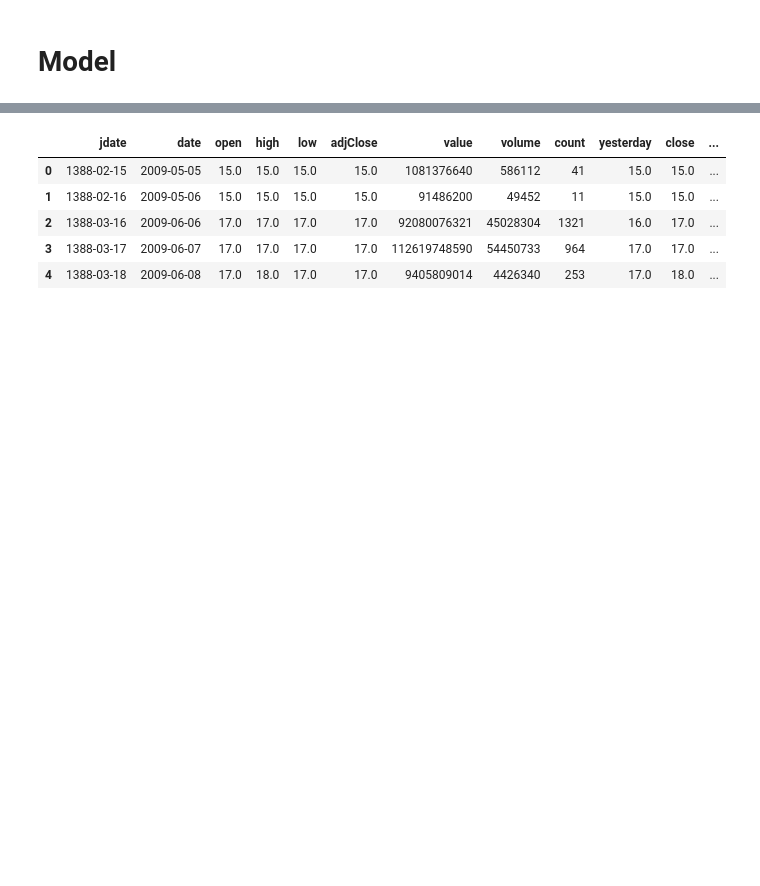
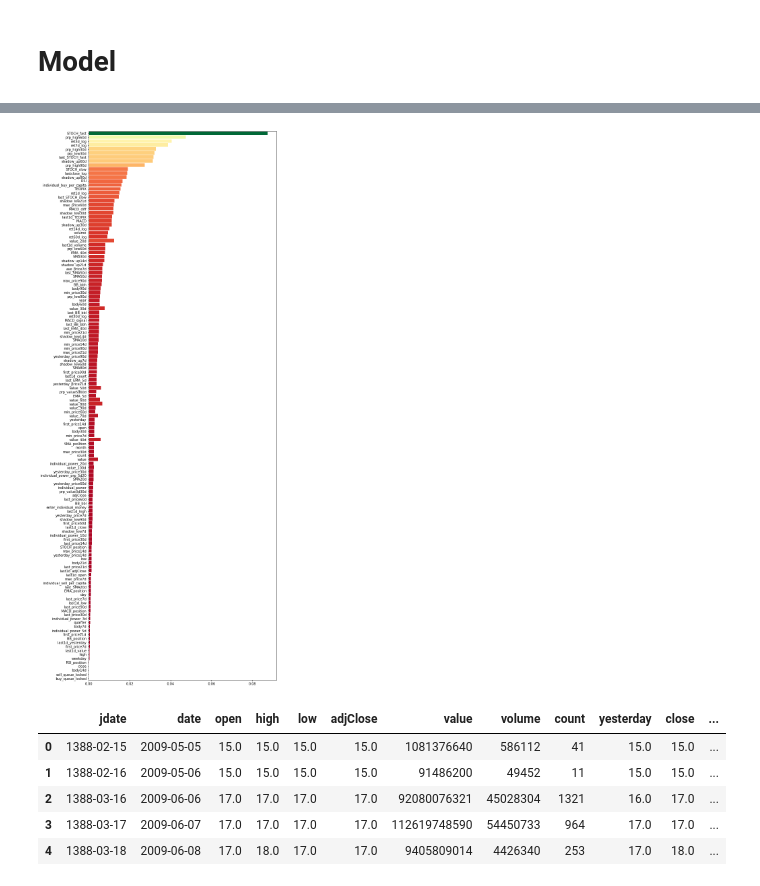
Before and after one commit to Hamtech-ai/InsightiFi, a Jupyter notebook: concat_features.ipynb, the cells around one changed output, grey strips where cells are left out. Saved outputs shown, nothing was run; the diff lists cells and outputs as text; code cells hidden in the pictures; blank space fills up the shorter version.

Commit message:
feature importance added

```diff
--- a/concat_features.ipynb
+++ b/concat_features.ipynb
@@ -356,3 +356,23 @@ weighted avg       0.75      0.75      0.75       730
+# %%
+importance = pd.DataFrame(
+    {
+        'Features': initFeatures.iloc[:, 2:-1].columns,
+        'Scores': featureImport
+    }
+).sort_values(by = ['Scores'])
+
+plt.figure(figsize = (10, 30))
+plt.tight_layout()
+
+plt.barh(
+    y = importance['Features'],
+    width = importance['Scores'],
+    height = 0.9,
+    color = plt.cm.get_cmap('RdYlGn')(importance['Scores'] / max(importance['Scores']))
+)
+plt.margins(y=0)
+# %% [output]
+[figure, added]
 # %%
 def convertLabel(df, colName):
     name = str(colName + '01')
```
Also changed, not shown: parts of 12 cells of this notebook, 1 other file.
